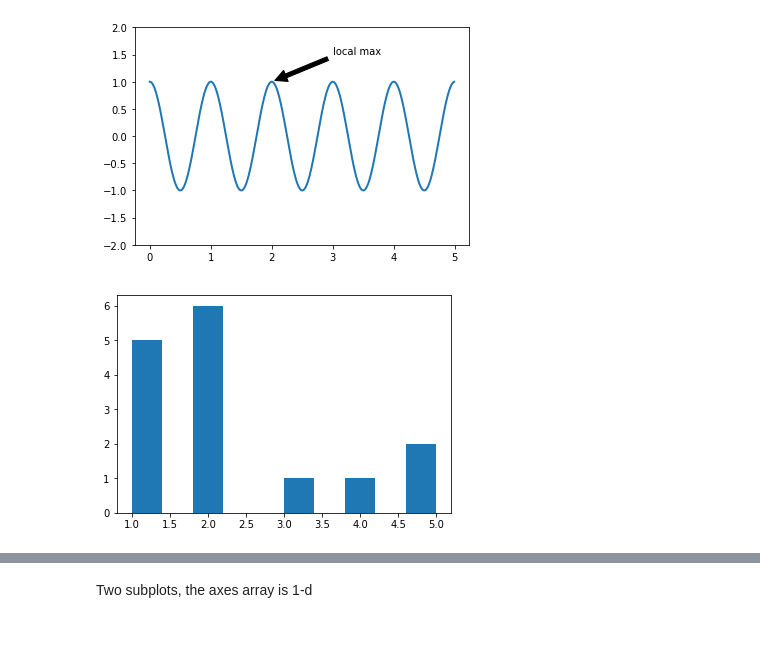
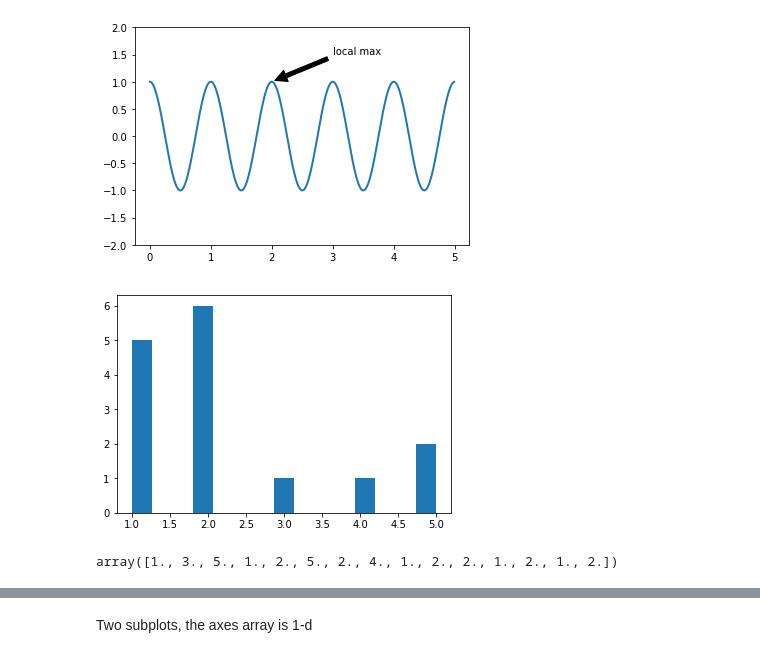
Before and after one commit to TLAndrade/FGV_Programming_Languages, a Jupyter notebook: Python/Notebooks/Aula_12_Numpy_Matplotlib_Pandas-Copy1.ipynb, the cells around one changed output, grey strips where cells are left out. Drawn from its saved outputs; the diff is of its cells as text; code cells hidden in the pictures.

```diff
--- a/Python/Notebooks/Aula_12_Numpy_Matplotlib_Pandas-Copy1.ipynb
+++ b/Python/Notebooks/Aula_12_Numpy_Matplotlib_Pandas-Copy1.ipynb
@@ -411,7 +411,11 @@ plt.show()
 # %%
 A = np.array([1,np.nan, 3,5,1,2,5,2,4,1,2,np.nan,2,1,np.nan,2,np.nan,1,2])
 plt.figure()
-plt.hist(A[~np.isnan(A)]) #,bins=5)
+plt.hist(A[~np.isnan(A)],bins=15)
 plt.show()
 # %% [output]
-[figure, old version]
+[figure, new version]
+# %%
+A[~np.isnan(A)]
+# %% [output]
+array([1., 3., 5., 1., 2., 5., 2., 4., 1., 2., 2., 1., 2., 1., 2.])
```
Also changed, not shown: parts of 88 cells of this notebook, 7 other files.
